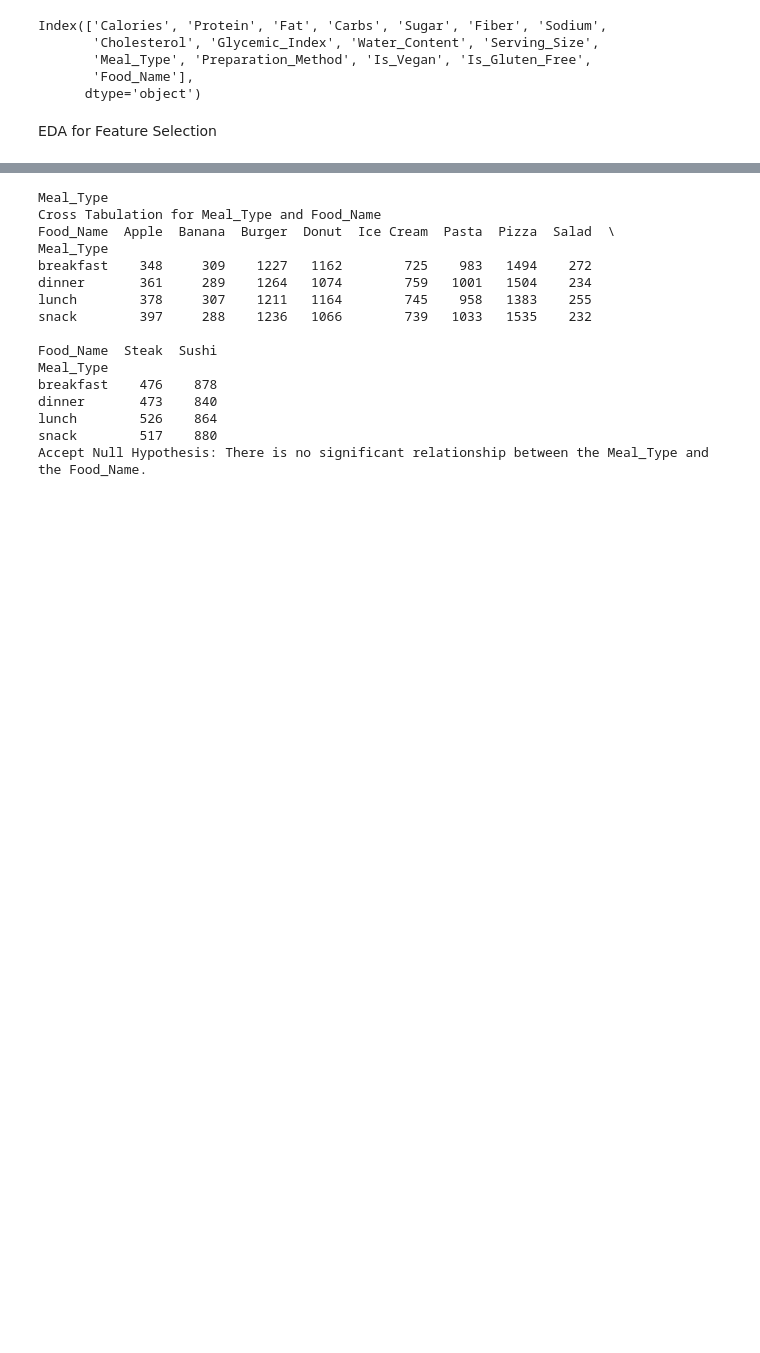
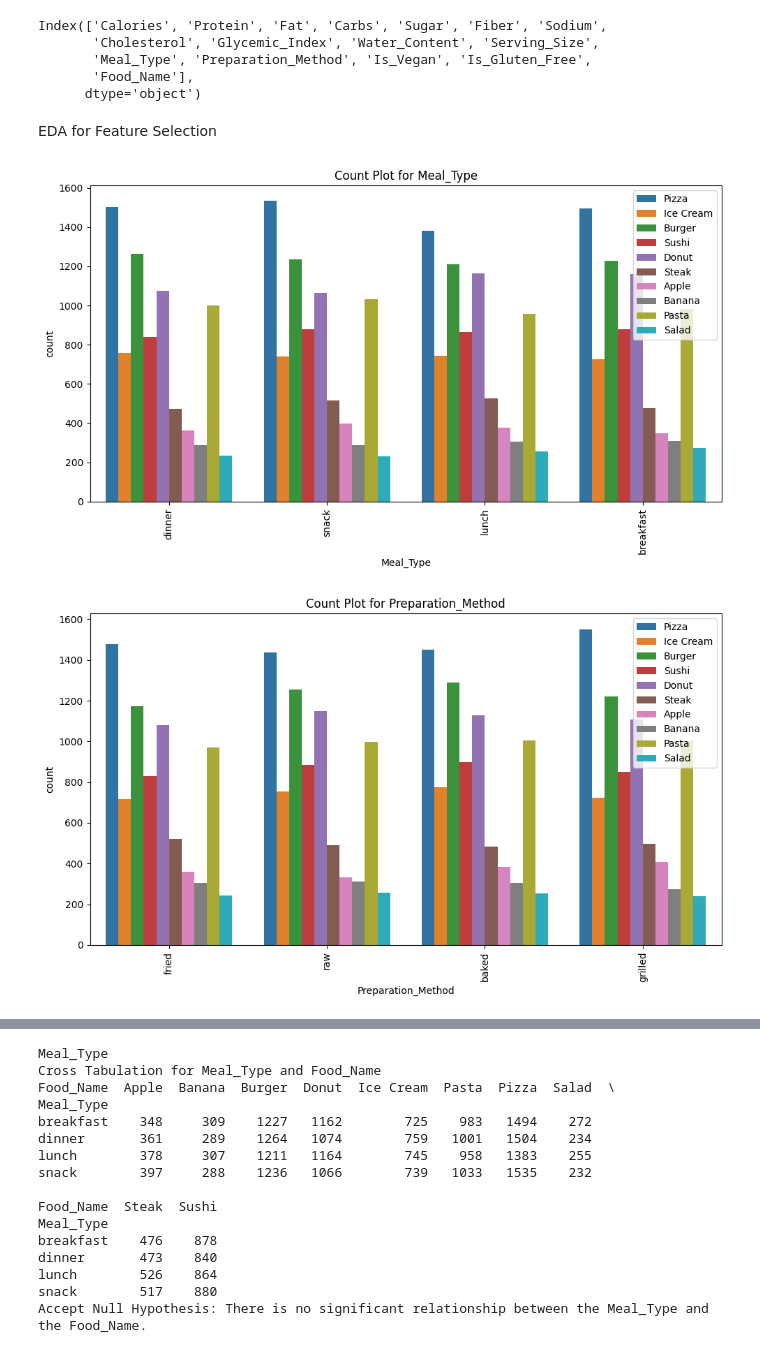
Before and after one commit to ShigilSasi/NutriClass_Food_Classfication_Using_Nutrition_Data, a Jupyter notebook: Nutritional_ML.ipynb, the cells around one changed output, grey strips where cells are left out. Cells and saved outputs as stored; diff of their text form; code cells hidden in the pictures; blank space fills up the shorter version.

```diff
--- a/Nutritional_ML.ipynb
+++ b/Nutritional_ML.ipynb
@@ -240,3 +240,16 @@ cat_cols = ['Meal_Type', 'Preparation_Method', 'Is_Vegan', 'Is_Gluten_Free']
 
 num_cont_cols = ['Calories', 'Protein', 'Fat', 'Carbs', 'Sugar', 'Fiber', 'Sodium',
        'Cholesterol', 'Glycemic_Index', 'Water_Content', 'Serving_Size']
+# %%
+# Categorical columns bar chart
+for col in cat_cols:
+    plt.figure(figsize=(10, 6))
+    sns.countplot(data=df, x=col, hue='Food_Name')
+    plt.title("Count Plot for " + col)
+    plt.xticks(rotation=90)
+    plt.tight_layout()
+    plt.legend(loc='best')
+    plt.show()
+# %% [output]
+[figure, added]
+[figure, added]
```
Also changed, not shown: parts of 5 cells of this notebook.
